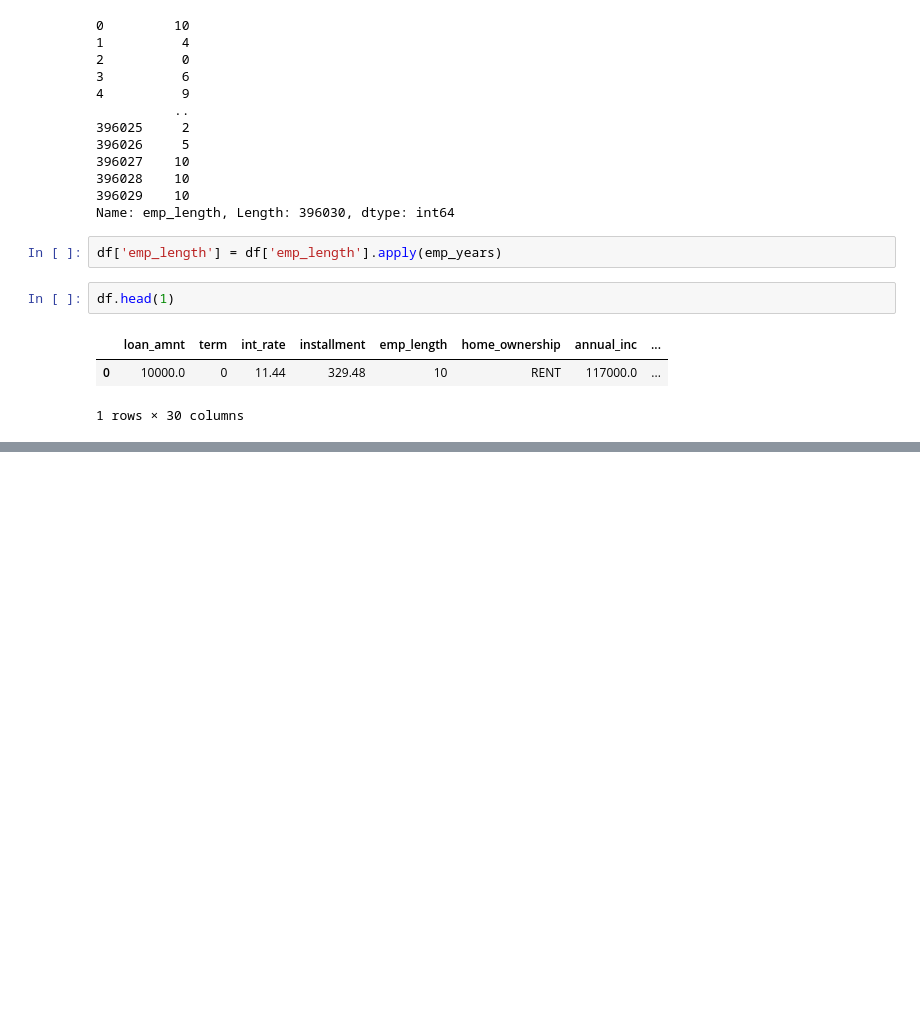
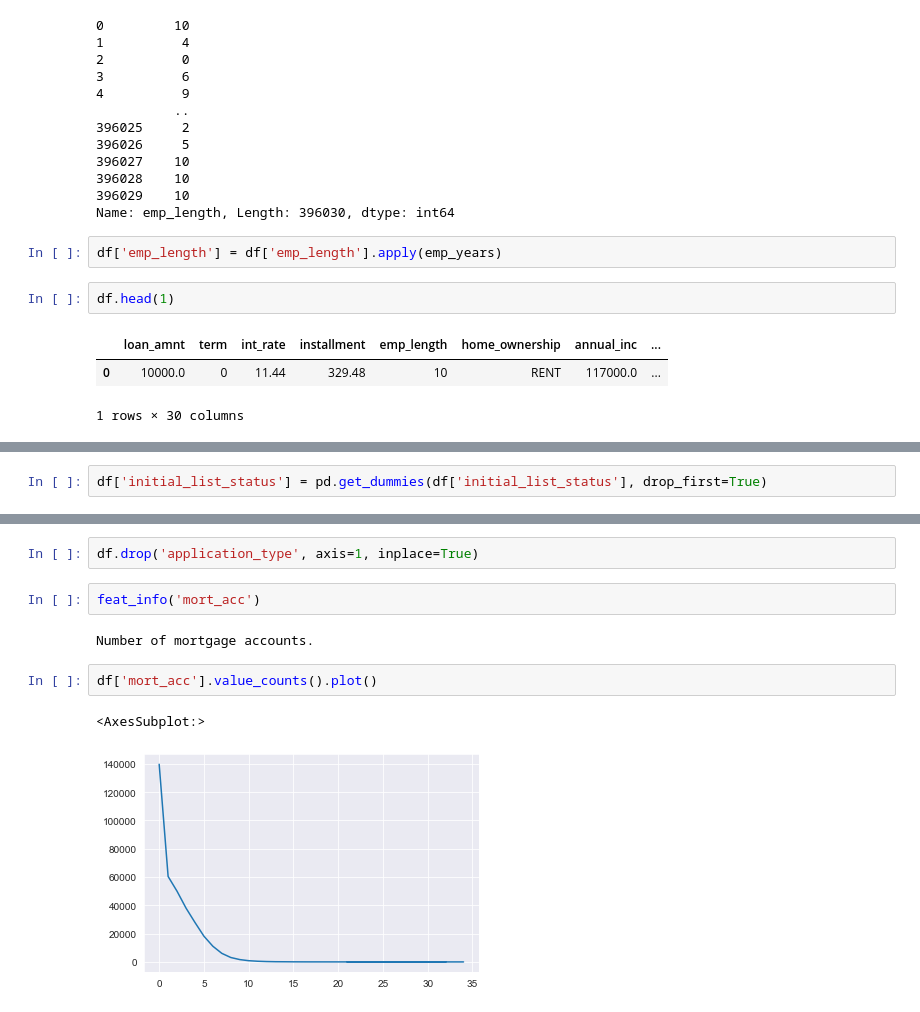
Before and after one commit to fgias/ds-ml-udemy, a Jupyter notebook: 21-Deep Learning/03-Keras-Project-Exercise-Solo.ipynb, the cells around one changed output, grey strips where cells are left out. Drawn from its saved outputs; the diff is of its cells as text; blank space fills up the shorter version.

```diff
--- a/21-Deep Learning/03-Keras-Project-Exercise-Solo.ipynb
+++ b/21-Deep Learning/03-Keras-Project-Exercise-Solo.ipynb
@@ -261,0 +532,2 @@ df.head(1)
+# %%
+df['initial_list_status'] = pd.get_dummies(df['initial_list_status'], drop_first=True)
@@ -261,0 +545,11 @@ df.head(1)
+# %%
+df.drop('application_type', axis=1, inplace=True)
+# %%
+feat_info('mort_acc')
+# %% [output]
+Number of mortgage accounts.
+# %%
+df['mort_acc'].value_counts().plot()
+# %% [output]
+<AxesSubplot:>
+[figure, added]
```
Also changed, not shown: parts of 69 cells of this notebook.
